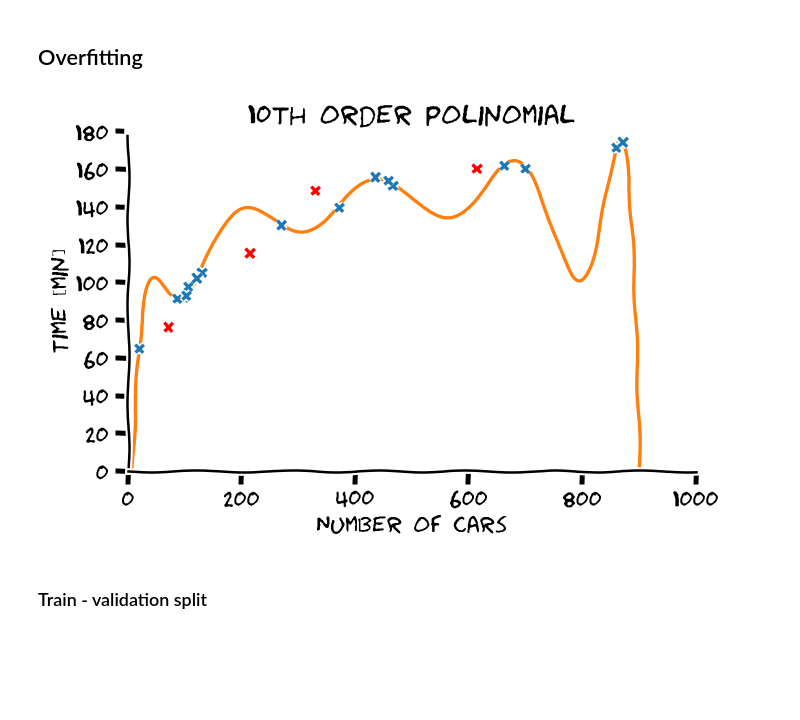
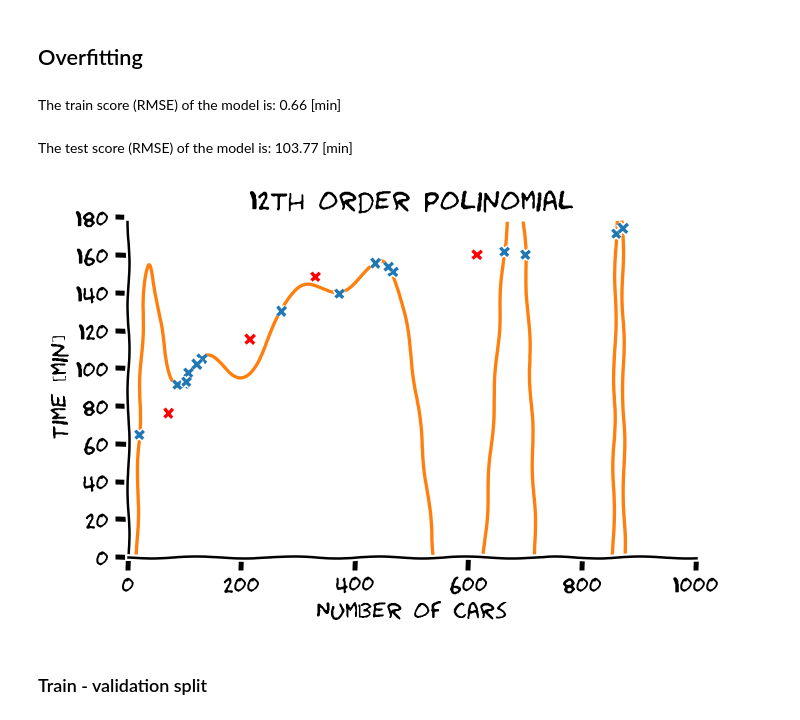
Before and after one commit to technion046195/technion046195, a Jupyter notebook: content/lecture03/code.ipynb, the cells around one changed output. Drawn from its saved outputs; the diff is of its cells as text; code cells hidden in the pictures; blank space fills up the shorter version.

Commit message:
Lecture 03 - Updates (+ figures)

```diff
--- a/content/lecture03/code.ipynb
+++ b/content/lecture03/code.ipynb
@@ -125,28 +125,39 @@ The test score (RMSE) of the model is: 15.58 [min]
 # %% [markdown]
 ## Overfitting
 # %%
-order = 10
+order = 12
 aug_func = lambda x: (x[:, None] / 1000) ** np.arange(order + 1)[None, :]
 theta = np.linalg.lstsq(aug_func(x_train), y_train, rcond=None)[0]
 h = lambda x: aug_func(x) @ theta
 
 with plt.xkcd():
     fig, ax = plt.subplots(figsize=(6, 4))
     ax.plot(x_train, y_train, 'x', label='Train', ms=5, mew=2)
     ax.plot(x_test, y_test, 'xr', label='Test', ms=5, mew=2)
     ax.plot(x_grid, h(x_grid), zorder=-1)
 
     ax.set_title(f'{order}th order polinomial')
     ax.set_ylabel('Time [min]')
     ax.set_xlabel('Number of cars')
     ax.spines['right'].set_color('none')
     ax.spines['top'].set_color('none')
     ax.set_xlim(0, 1000)
     ax.set_ylim(0, 180)
     plt.tight_layout()
 fig.savefig('./output/drive_prediction_overfitting.png', dpi=240)
+
+y_hat = h(x_train)
+train_score = ((y_hat - y_train) ** 2).mean() ** 0.5
+display(Markdown(f'The train score (RMSE) of the model is: {train_score:.2f} [min]'))
+
+
+y_hat = h(x_test)
+test_score = ((y_hat - y_test) ** 2).mean() ** 0.5
+display(Markdown(f'The test score (RMSE) of the model is: {test_score:.2f} [min]'))
 # %% [output]
+The train score (RMSE) of the model is: 0.66 [min]
+The test score (RMSE) of the model is: 103.77 [min]
-[figure, old version]
+[figure, new version]
 # %% [markdown]
 ### Train - validation split
 # %%
```
Also changed, not shown: 17 other files.
